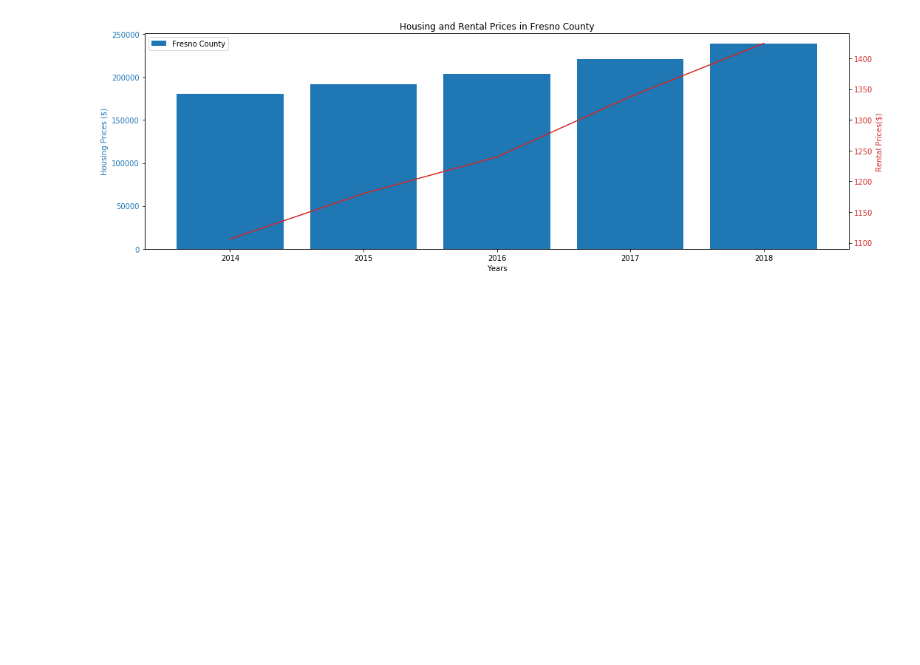
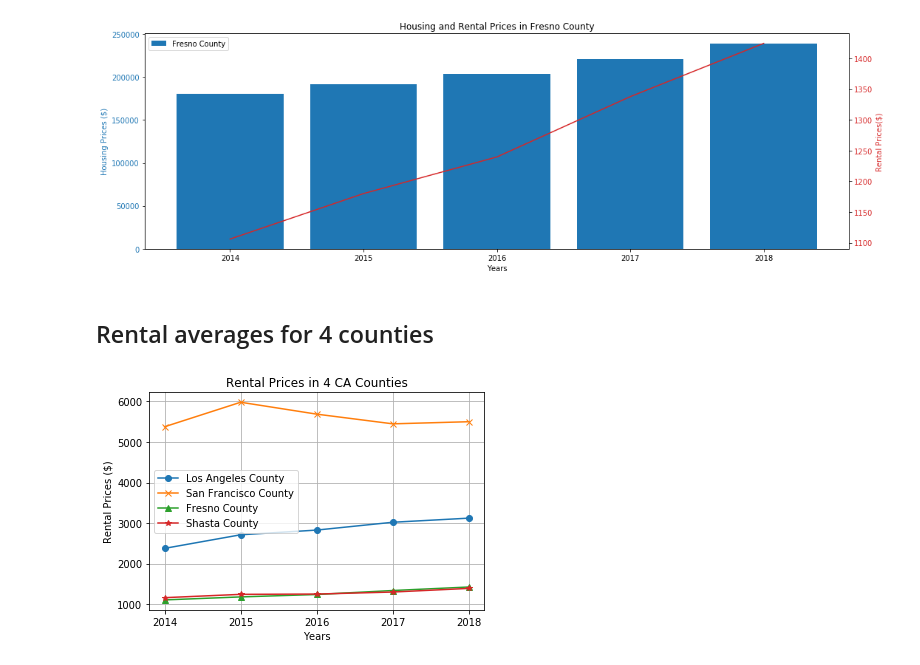
Before and after one commit to TrevorLovesMommy/Real-Estate-Project, a Jupyter notebook: Analysis.ipynb, the cells around one changed output. Cells and saved outputs as stored; diff of their text form; code cells hidden in the pictures; blank space fills up the shorter version.

```diff
--- a/Analysis.ipynb
+++ b/Analysis.ipynb
@@ -349,3 +349,27 @@ plt.savefig("output images/Rental_HousingPrices_FresnoCounty.png")
 plt.show()
 # %% [output]
 [figure]
+# %% [markdown]
+## Rental averages for 4 counties
+# %%
+x= ['2014','2015', '2016', '2017', '2018']
+plt.plot(x, rental_df["Los Angeles County"], marker="o", label = "Los Angeles County")
+plt.plot(x, rental_df["San Francisco County"], marker="x", label = "San Francisco County")
+plt.plot(x, rental_df["Fresno County"], marker="^", label = "Fresno County")
+plt.plot(x, rental_df["Shasta County"], marker="*", label = "Shasta County")
+
+# Incorporate the other graph properties
+plt.title("Rental Prices in 4 CA Counties")
+plt.ylabel("Rental Prices ($)")
+plt.xlabel("Years")
+plt.grid(True)
+plt.legend(loc="best")
+
+#plt.xlim(0,4)
+#plt.ylim(950,6500)
+#plt.figure(figsize=(20,10))
+
+plt.savefig("output images/Rental_Prices_4Counties.png")
+plt.show()
+# %% [output]
+[figure, added]
```
Also changed, not shown: 1 other file.
